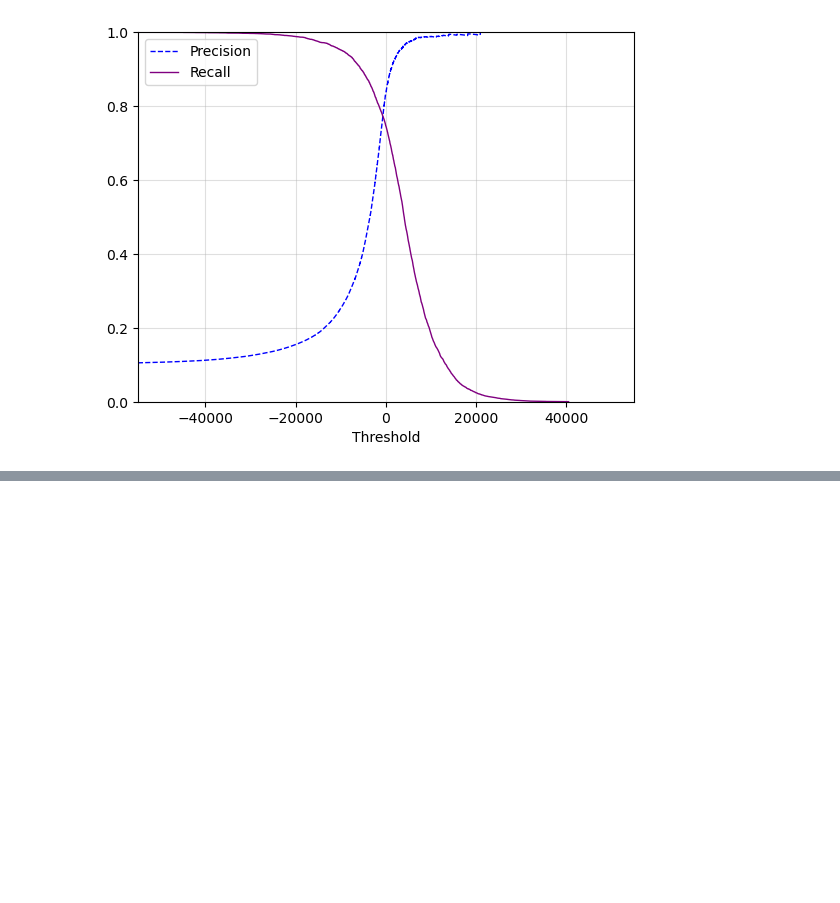
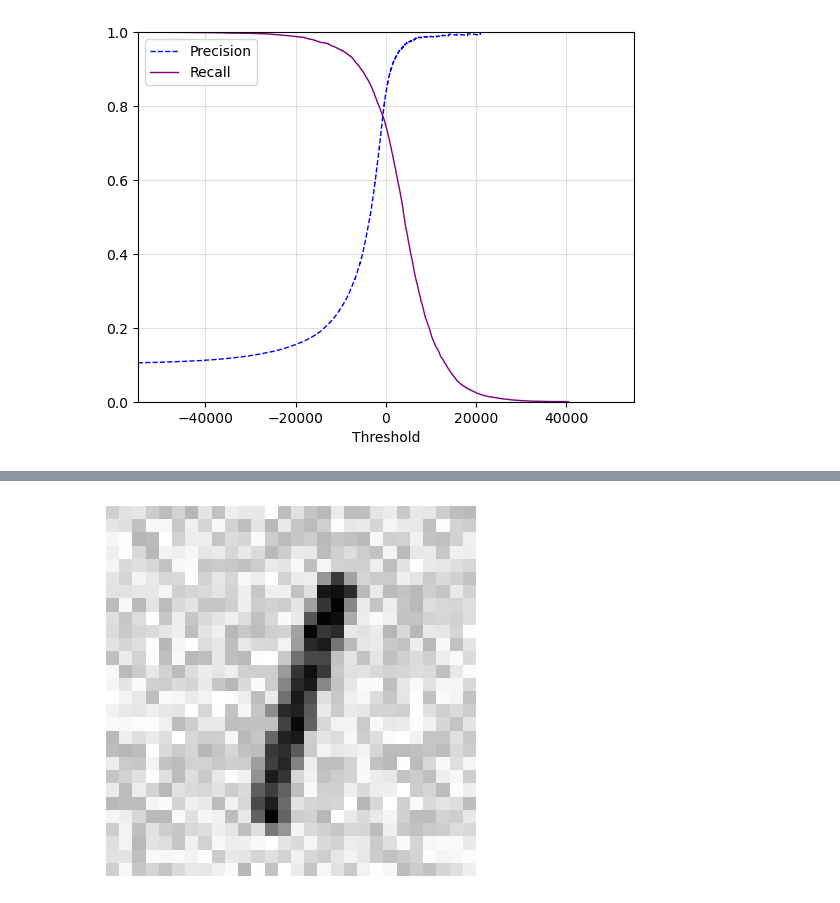
Before and after one commit to ChauserMondieu/machine_learning, a Jupyter notebook: chapters/classification.ipynb, the cells around one changed output, grey strips where cells are left out. Drawn from its saved outputs; the diff is of its cells as text; code cells hidden in the pictures; blank space fills up the shorter version.

```diff
--- a/chapters/classification.ipynb
+++ b/chapters/classification.ipynb
@@ -241,0 +451,16 @@ plot_precision_recall(precision, recalls, threshold)
+# %%
+# first, adding noises to original mnist dataset
+# when using len to numpy nd array or even pandas DF, it will always return how many rows it would have
+# in other words, len() will alwasy return first dimension
+rnd = np.random.RandomState(42)
+train_noise = rnd.randint(0,100,(len(X_train),784))
+test_noise = rnd.randint(0,100,(len(X_test),784))
+X_train_mod = X_train + train_noise
+X_test_mod = X_test + test_noise
+y_train_mod = X_train
+y_test_mod = X_test
+# %%
+some_index = 5
+plot_digit(X_test_mod.iloc[some_index].values)
+# %% [output]
+[figure, added]
```
Also changed, not shown: parts of 27 cells of this notebook, 5 other files.
